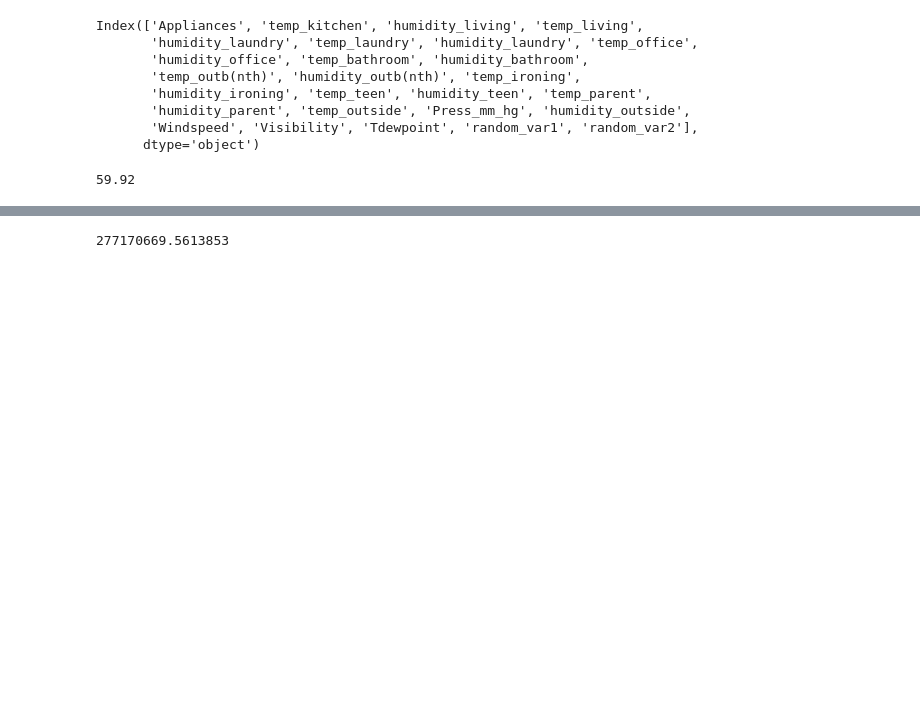
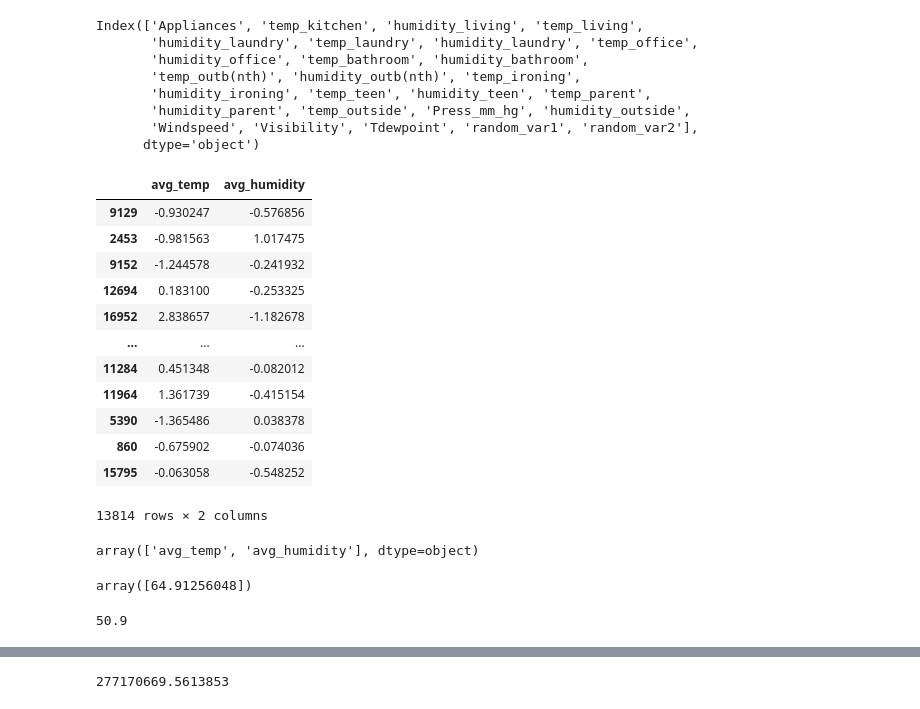
Before and after one commit to Humphery7/Regression-Models, a Jupyter notebook: Hamoye StageB.ipynb, the cells around one changed output, grey strips where cells are left out. Cells and saved outputs as stored; diff of their text form; code cells hidden in the pictures; blank space fills up the shorter version.

```diff
--- a/Hamoye StageB.ipynb
+++ b/Hamoye StageB.ipynb
@@ -248,2 +252,2 @@ from sklearn.preprocessing import StandardScaler
 # %%
-data.drop(columns='Appliances')
+data.drop(columns='date', inplace=True)
@@ -330,0 +317,20 @@ predict_y = linear_model.predict(x_test)
+# %%
+from sklearn.model_selection import train_test_split
+data_predictors = data_normalized[['avg_temp','avg_humidity']]
+x_train,x_test,y_train,y_test = train_test_split(data_predictors,data['Appliances'],test_size=0.3,random_state=42)
+# %%
+x_train
+# %% [output]
+|  | avg_temp | avg_humidity |
+| 9129 | -0.930247 | -0.576856 |
+| 2453 | -0.981563 | 1.017475 |
+| 9152 | -1.244578 | -0.241932 |
+| 12694 | 0.183100 | -0.253325 |
+| 16952 | 2.838657 | -1.182678 |
+| ... | ... | ... |
+| 11284 | 0.451348 | -0.082012 |
+| 11964 | 1.361739 | -0.415154 |
+| 5390 | -1.365486 | 0.038378 |
+| 860 | -0.675902 | -0.074036 |
+| 15795 | -0.063058 | -0.548252 |
+13814 rows × 2 columns
@@ -330,0 +344,4 @@ predict_y = linear_model.predict(x_test)
+# %%
+select.feature_names_in_
+# %% [output]
+array(['avg_temp', 'avg_humidity'], dtype=object)
@@ -331,8 +353,12 @@ predict_y = linear_model.predict(x_test)
+# %%
+np.exp(linear_model.predict([[2,3]]))
+# %% [output]
+array([64.91256048])
 # %%
 from sklearn.metrics import mean_absolute_error
-cost = mean_absolute_error(y_test,predict_y)
+cost = mean_absolute_error(y_test,np.exp(predict_y))
 round(cost,2)
 # %% [output]
-59.92
+50.9
 # %%
 from sklearn.metrics import mean_squared_error
```
Also changed, not shown: parts of 22 cells of this notebook, 2 other files.
